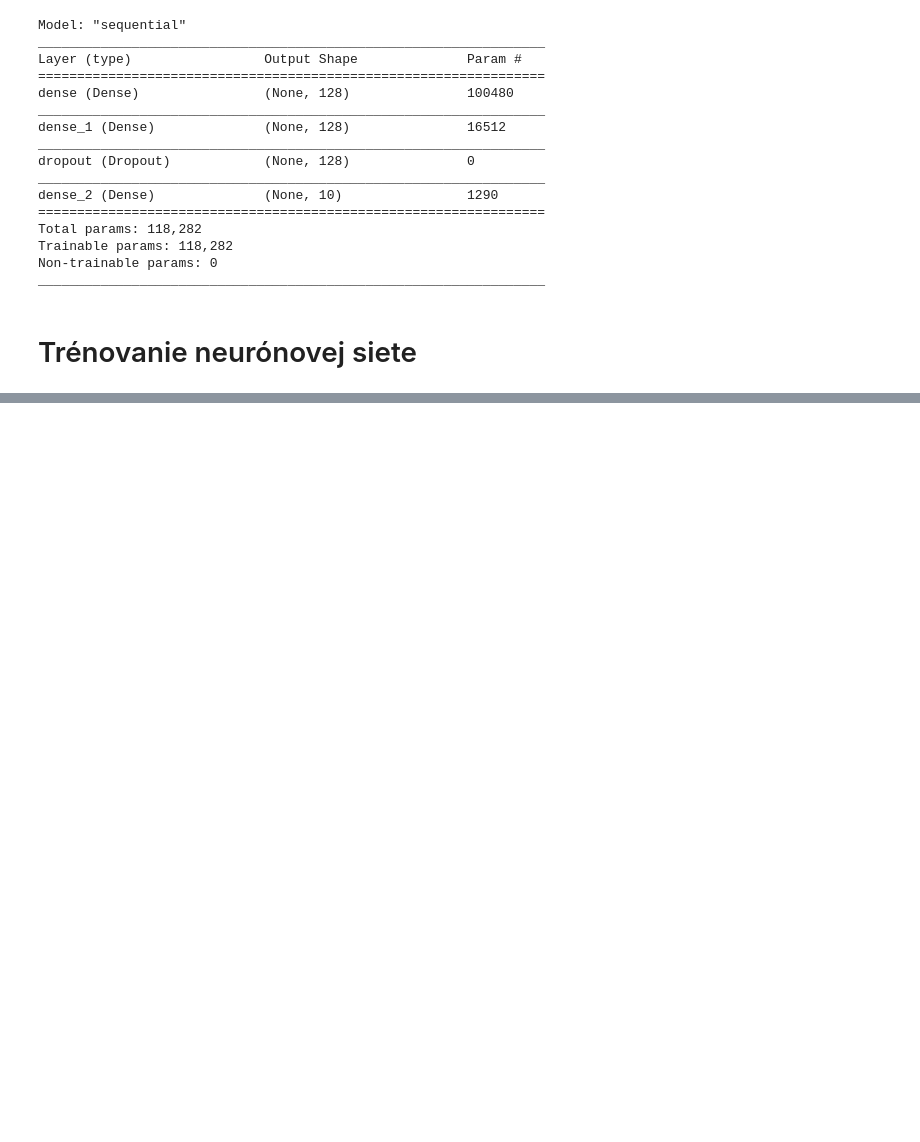
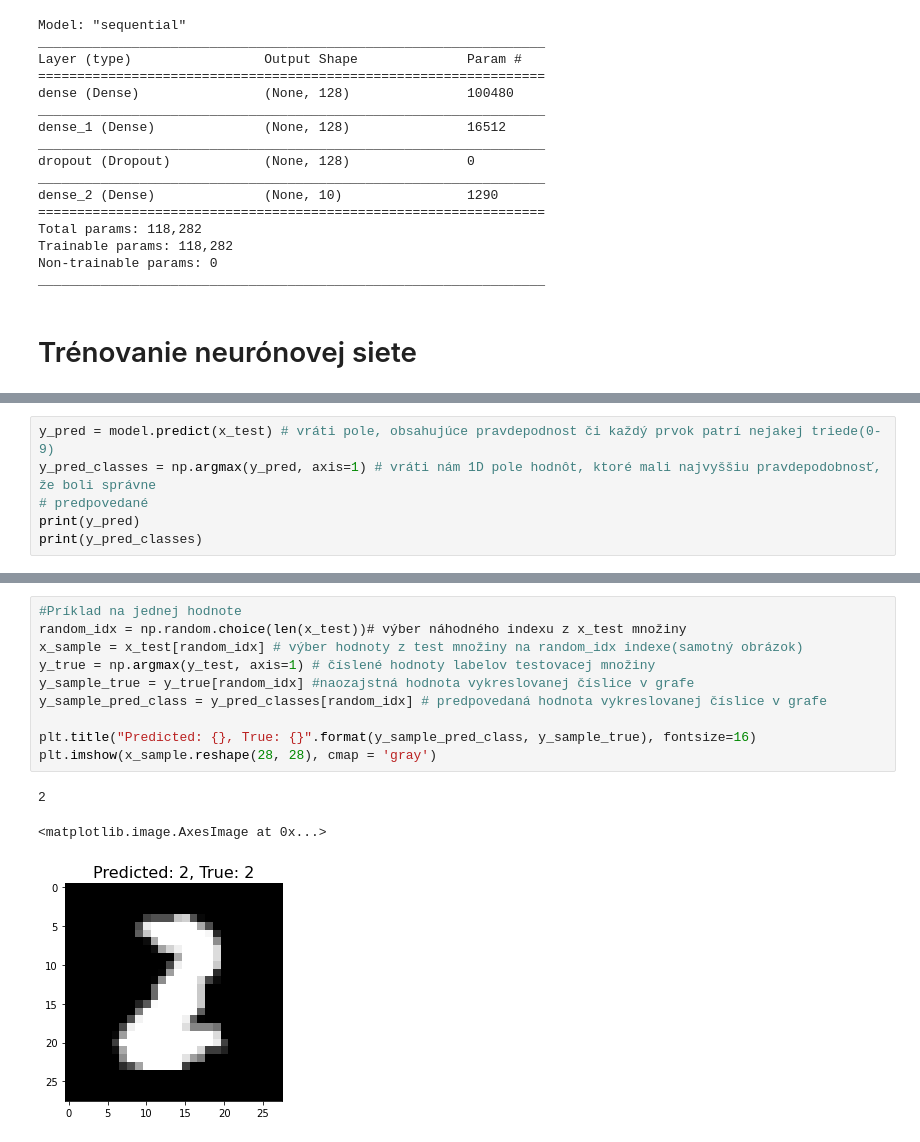
Before and after one commit to OndruskaVladimir/Ondruska_NS2020, a Jupyter notebook: main.ipynb, the cells around one changed output, grey strips where cells are left out. Saved outputs shown, nothing was run; the diff lists cells and outputs as text; blank space fills up the shorter version.

Commit message:
Vizualizácie klasifikacie jednej číslice, matica zámen.

```diff
--- a/main.ipynb
+++ b/main.ipynb
@@ -178,0 +182,6 @@ Testovacia chybovosť: 0.07423112541437149, Testovacia presnosť: 0.976400017738
+# %%
+y_pred = model.predict(x_test) # vráti pole, obsahujúce pravdepodnost či každý prvok patrí nejakej triede(0-9)
+y_pred_classes = np.argmax(y_pred, axis=1) # vráti nám 1D pole hodnôt, ktoré mali najvyššiu pravdepodobnosť, že boli správne
+# predpovedané
+print(y_pred)
+print(y_pred_classes)
@@ -178,0 +203,14 @@ Testovacia chybovosť: 0.07423112541437149, Testovacia presnosť: 0.976400017738
+# %%
+#Príklad na jednej hodnote
+random_idx = np.random.choice(len(x_test))# výber náhodného indexu z x_test množiny
+x_sample = x_test[random_idx] # výber hodnoty z test množiny na random_idx indexe(samotný obrázok)
+y_true = np.argmax(y_test, axis=1) # číslené hodnoty labelov testovacej množiny
+y_sample_true = y_true[random_idx] #naozajstná hodnota vykreslovanej číslice v grafe
+y_sample_pred_class = y_pred_classes[random_idx] # predpovedaná hodnota vykreslovanej číslice v grafe
+
+plt.title("Predicted: {}, True: {}".format(y_sample_pred_class, y_sample_true), fontsize=16)
+plt.imshow(x_sample.reshape(28, 28), cmap = 'gray')
+# %% [output]
+2
+<matplotlib.image.AxesImage at 0x...>
+[figure, added]
```
Also changed, not shown: parts of 9 cells of this notebook.
